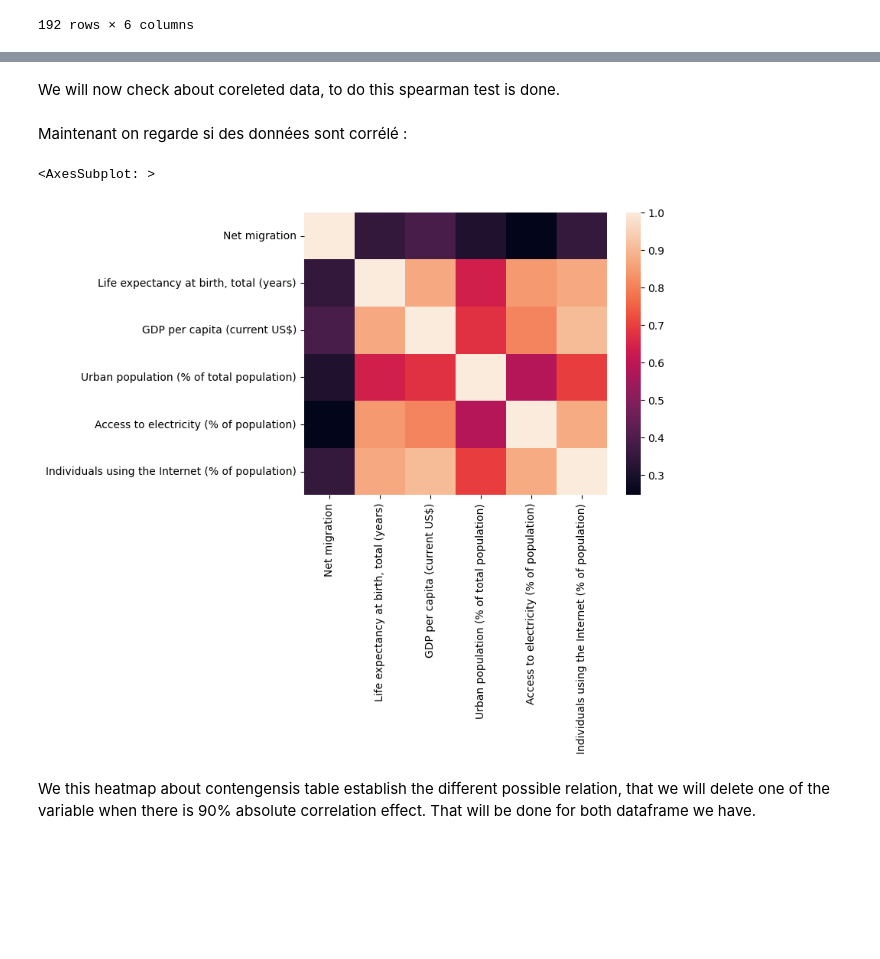
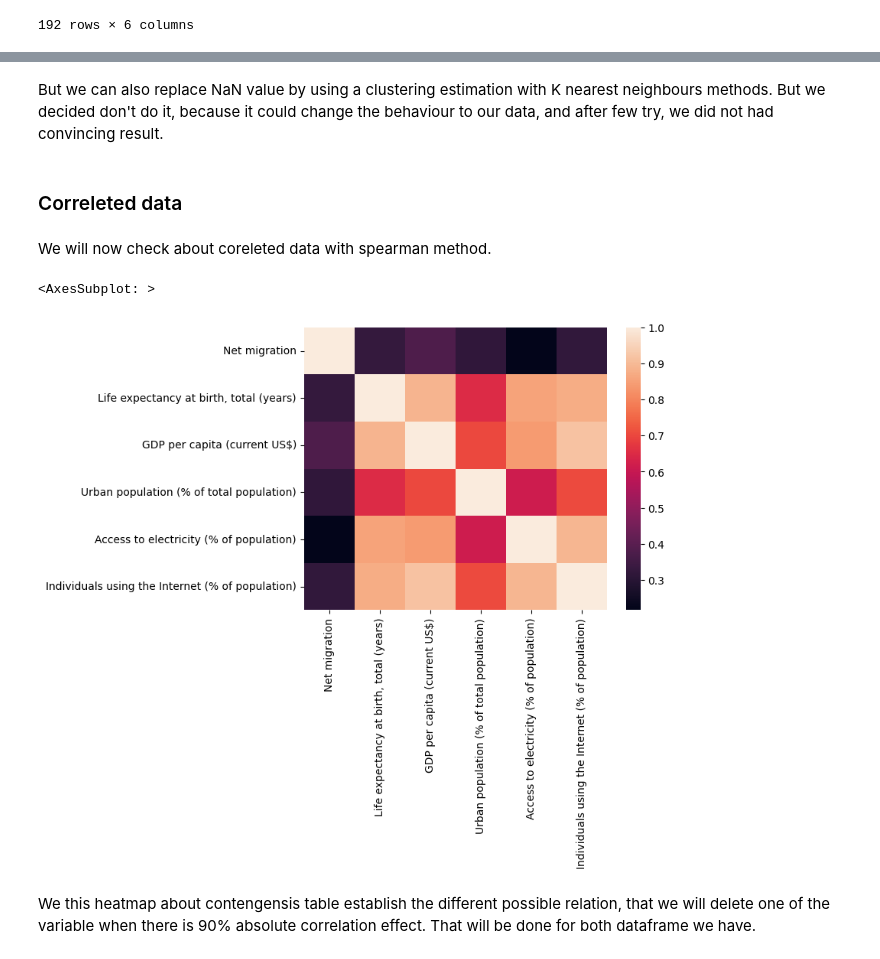
Before and after one commit to f2ire/IA_project, a Jupyter notebook: report1.ipynb, the cells around one changed output, grey strips where cells are left out. Drawn from its saved outputs; the diff is of its cells as text; code cells hidden in the pictures; blank space fills up the shorter version.

```diff
--- a/report1.ipynb
+++ b/report1.ipynb
@@ -108,13 +83,15 @@ df_nan_estimate = dm.replace_nan_knn(df_without_na_series); df_nan_estimate ###T
+# %% [markdown]
+But we can also replace NaN value by using a clustering estimation with K nearest neighbours methods. But we decided don't do it, because it could change the behaviour to our data, and after few try, we did not had convincing result.
+# %% [markdown]
+### Correleted data
 # %% [markdown]
-We will now check about coreleted data, to do this spearman test is done.
+We will now check about coreleted data with spearman method.
-# %% [markdown]
-Maintenant on regarde si des données sont corrélé :
 # %%
-df_corr = df_nan_estimate.corr("spearman", numeric_only = True)
+df_corr = df_without_na_country.corr("spearman", numeric_only = True)
 seaborn.heatmap(df_corr)
 # %% [output]
 <AxesSubplot: >
-[figure, old version]
+[figure, new version]
 # %% [markdown]
 We this heatmap about contengensis table establish the different possible relation, that we will delete one of the variable when there is 90% absolute correlation effect.
 That will be done for both dataframe we have.
```
Also changed, not shown: parts of 36 cells of this notebook, 1 other file.
